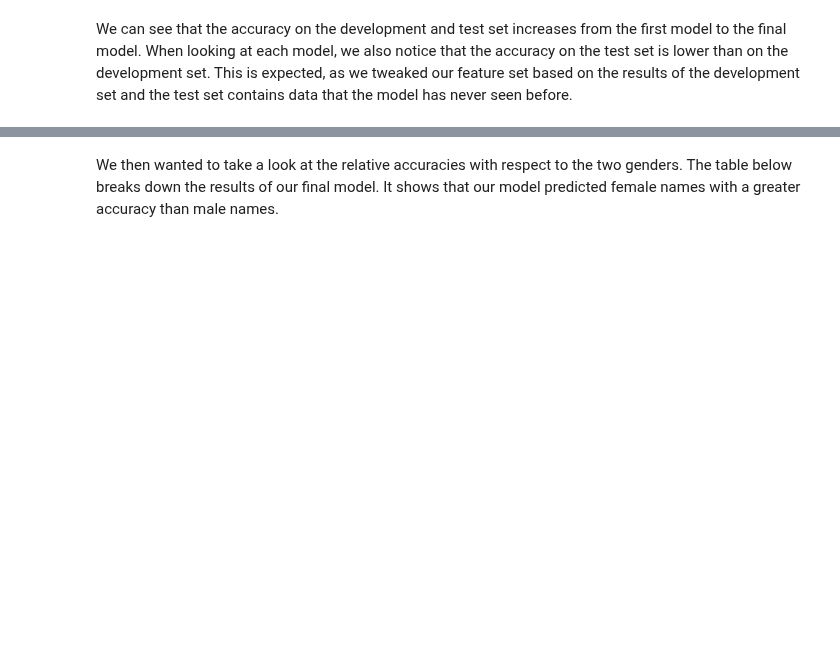
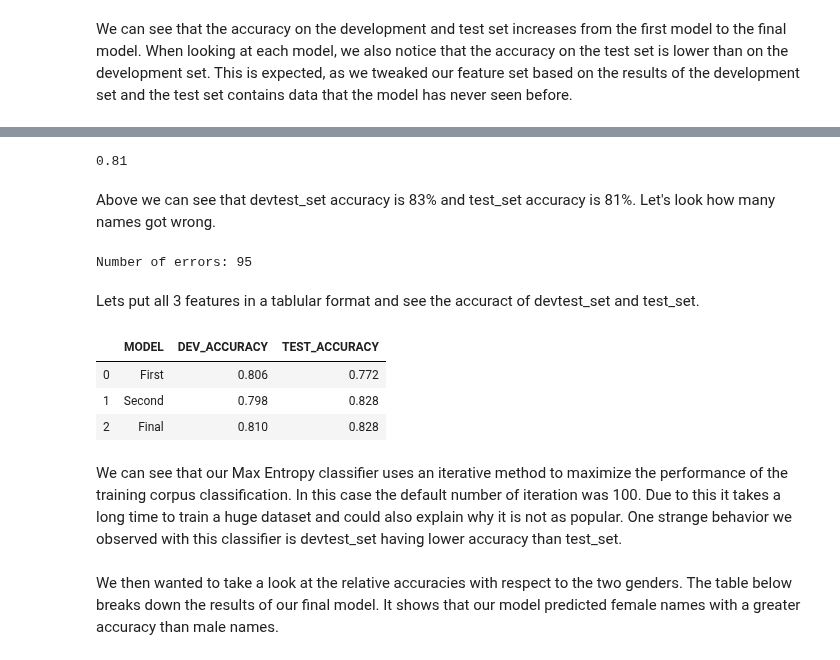
Before and after one commit to amberferger/DATA620_Group_Assignments, a Jupyter notebook: Project3/DATA620_Project3.ipynb, the cells around one changed output, grey strips where cells are left out. Saved outputs shown, nothing was run; the diff lists cells and outputs as text; code cells hidden in the pictures; blank space fills up the shorter version.

```diff
--- a/Project3/DATA620_Project3.ipynb
+++ b/Project3/DATA620_Project3.ipynb
@@ -300,3 +412,28 @@ tsPred, tsError = pred_calc(tsName, gender_features3,nbClass3)
+# %%
+print(nltk.classify.accuracy(classifier_3, devtest_set_3))
+# %% [output]
+0.81
+# %% [markdown]
+Above we can see that devtest_set accuracy is 83% and test_set accuracy is 81%. Let's look how many names got wrong.
+# %%
+preds_3, errors_3 = pred_calc(dtName_3, gender_features3, classifier_3)
+print('Number of errors:', len(errors_3))
+# %% [output]
+Number of errors: 95
+# %% [markdown]
+Lets put all 3 features in a tablular format and see the accuract of devtest_set and test_set.
+# %%
+pd.DataFrame([['First', nltk.classify.accuracy(classifier_1, devtest_set_1), nltk.classify.accuracy(classifier_1, test_set_1)],
+             ['Second', nltk.classify.accuracy(classifier_2, devtest_set_2), nltk.classify.accuracy(classifier_2, test_set_2)],
+             ['Final', nltk.classify.accuracy(classifier_3, devtest_set_3), nltk.classify.accuracy(classifier_3, test_set_3)]],
+            columns = ['MODEL', 'DEV_ACCURACY', 'TEST_ACCURACY'])
+# %% [output]
+|  | MODEL | DEV_ACCURACY | TEST_ACCURACY |
+| 0 | First | 0.806 | 0.772 |
+| 1 | Second | 0.798 | 0.828 |
+| 2 | Final | 0.810 | 0.828 |
+# %% [markdown]
+We can see that our Max Entropy classifier uses an iterative method to maximize the performance of the training corpus classification. In this case the default number of iteration was 100. Due to this  it takes a long time to train a huge dataset and could also explain why it is not as popular.  One strange behavior we observed with this classifier is devtest_set having lower accuracy than test_set.
 # %%
 def summ_table(allNames, tsPred):
     tag = [name for name in tsPred if [name for (name, tag) in allNames]]
```
Also changed, not shown: parts of 17 cells of this notebook.
